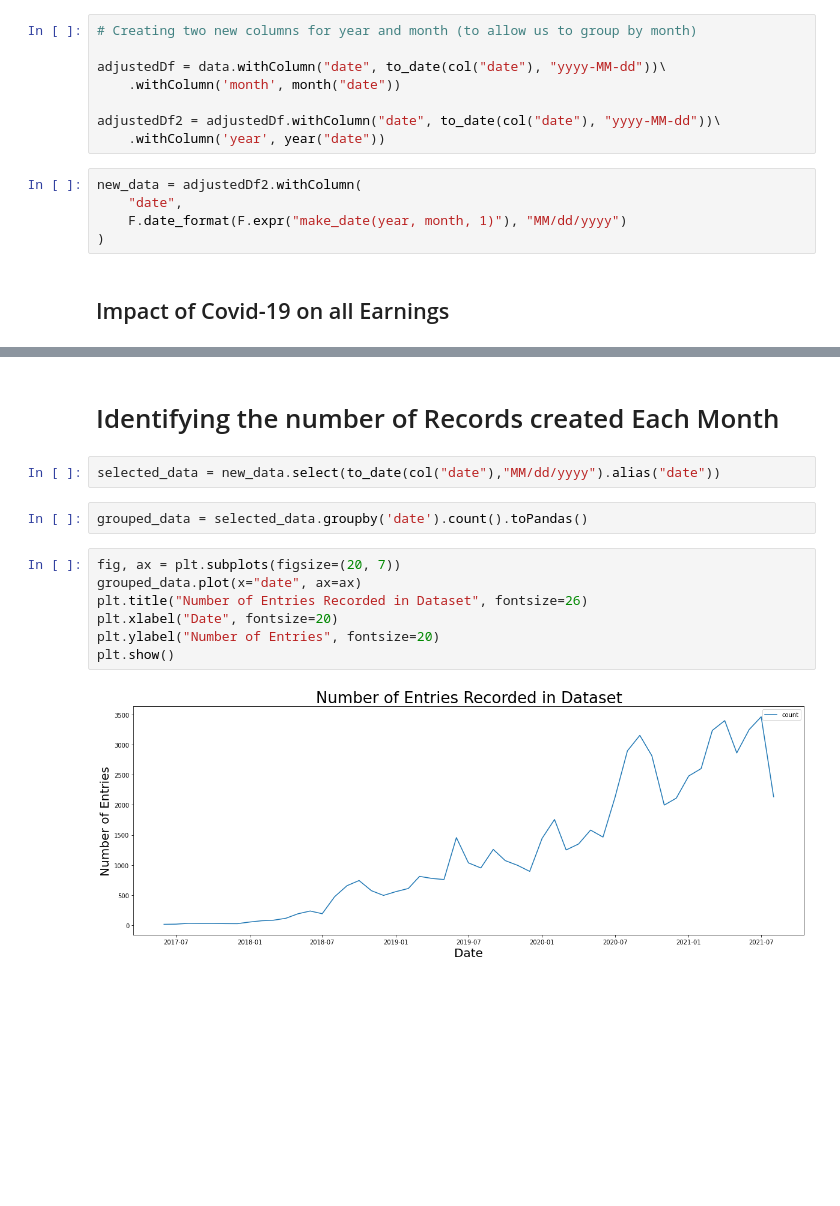
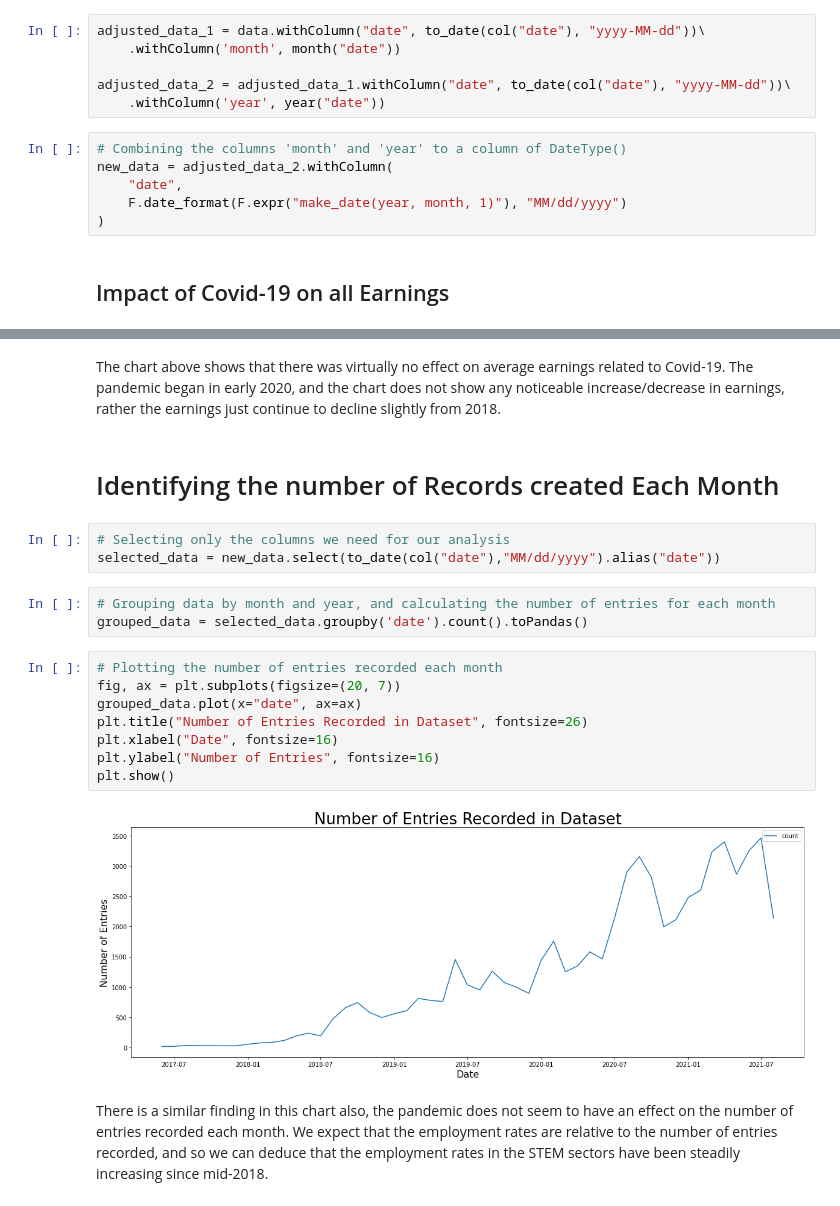
Before and after one commit to scummins00/ca4022_assignment_3, a Jupyter notebook: Impact of Covid-19 on Salaries & Employment.ipynb, the cells around one changed output, grey strips where cells are left out. Cells and saved outputs as stored; diff of their text form; blank space fills up the shorter version.

```diff
--- a/Impact of Covid-19 on Salaries & Employment.ipynb
+++ b/Impact of Covid-19 on Salaries & Employment.ipynb
@@ -67,15 +49,14 @@ only showing top 5 rows
 # %% [markdown]
 ## Creating new Column for Month/Year to allow for Grouping
 # %%
-# Creating two new columns for year and month (to allow us to group by month)
-
-adjustedDf = data.withColumn("date", to_date(col("date"), "yyyy-MM-dd"))\
+adjusted_data_1 = data.withColumn("date", to_date(col("date"), "yyyy-MM-dd"))\
     .withColumn('month', month("date"))
 
-adjustedDf2 = adjustedDf.withColumn("date", to_date(col("date"), "yyyy-MM-dd"))\
+adjusted_data_2 = adjusted_data_1.withColumn("date", to_date(col("date"), "yyyy-MM-dd"))\
     .withColumn('year', year("date"))
 # %%
-new_data = adjustedDf2.withColumn(
+# Combining the columns 'month' and 'year' to a column of DateType()
+new_data = adjusted_data_2.withColumn(
     "date",
     F.date_format(F.expr("make_date(year, month, 1)"), "MM/dd/yyyy")
 )
@@ -105,18 +91,25 @@ plt.legend(labels=["Total Yearly Compensation", "Base Salary", "Bonus"], loc='be
 plt.show()
 # %% [output]
 [figure]
+# %% [markdown]
+The chart above shows that there was virtually no effect on average earnings related to Covid-19. The pandemic began in early 2020, and the chart does not show any noticeable increase/decrease in earnings, rather the earnings just continue to decline slightly from 2018.
 # %% [markdown]
 # Identifying the number of Records created Each Month
 # %%
+# Selecting only the columns we need for our analysis
 selected_data = new_data.select(to_date(col("date"),"MM/dd/yyyy").alias("date"))
-# %%
-grouped_data = selected_data.groupby('date').count().toPandas()
+# %%
+# Grouping data by month and year, and calculating the number of entries for each month
+grouped_data = selected_data.groupby('date').count().toPandas()
 # %%
+# Plotting the number of entries recorded each month
 fig, ax = plt.subplots(figsize=(20, 7))
 grouped_data.plot(x="date", ax=ax)
 plt.title("Number of Entries Recorded in Dataset", fontsize=26)
-plt.xlabel("Date", fontsize=20)
-plt.ylabel("Number of Entries", fontsize=20)
+plt.xlabel("Date", fontsize=16)
+plt.ylabel("Number of Entries", fontsize=16)
 plt.show()
 # %% [output]
-[figure, old version]
+[figure, new version]
+# %% [markdown]
+There is a similar finding in this chart also, the pandemic does not seem to have an effect on the number of entries recorded each month. We expect that the employment rates are relative to the number of entries recorded, and so we can deduce that the employment rates in the STEM sectors have been steadily increasing since mid-2018.
```
Also changed, not shown: parts of 10 cells of this notebook, 1 other file.
